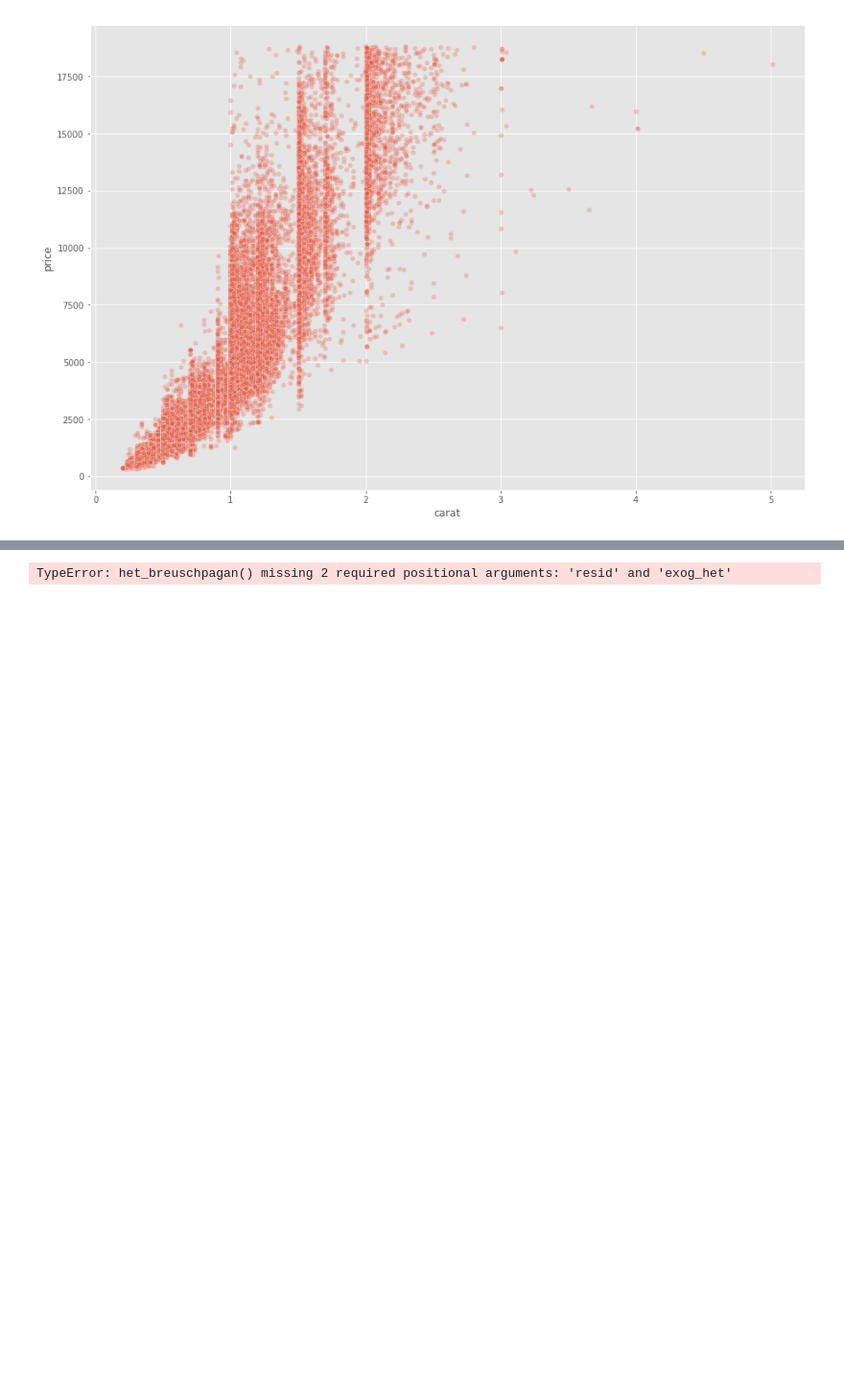
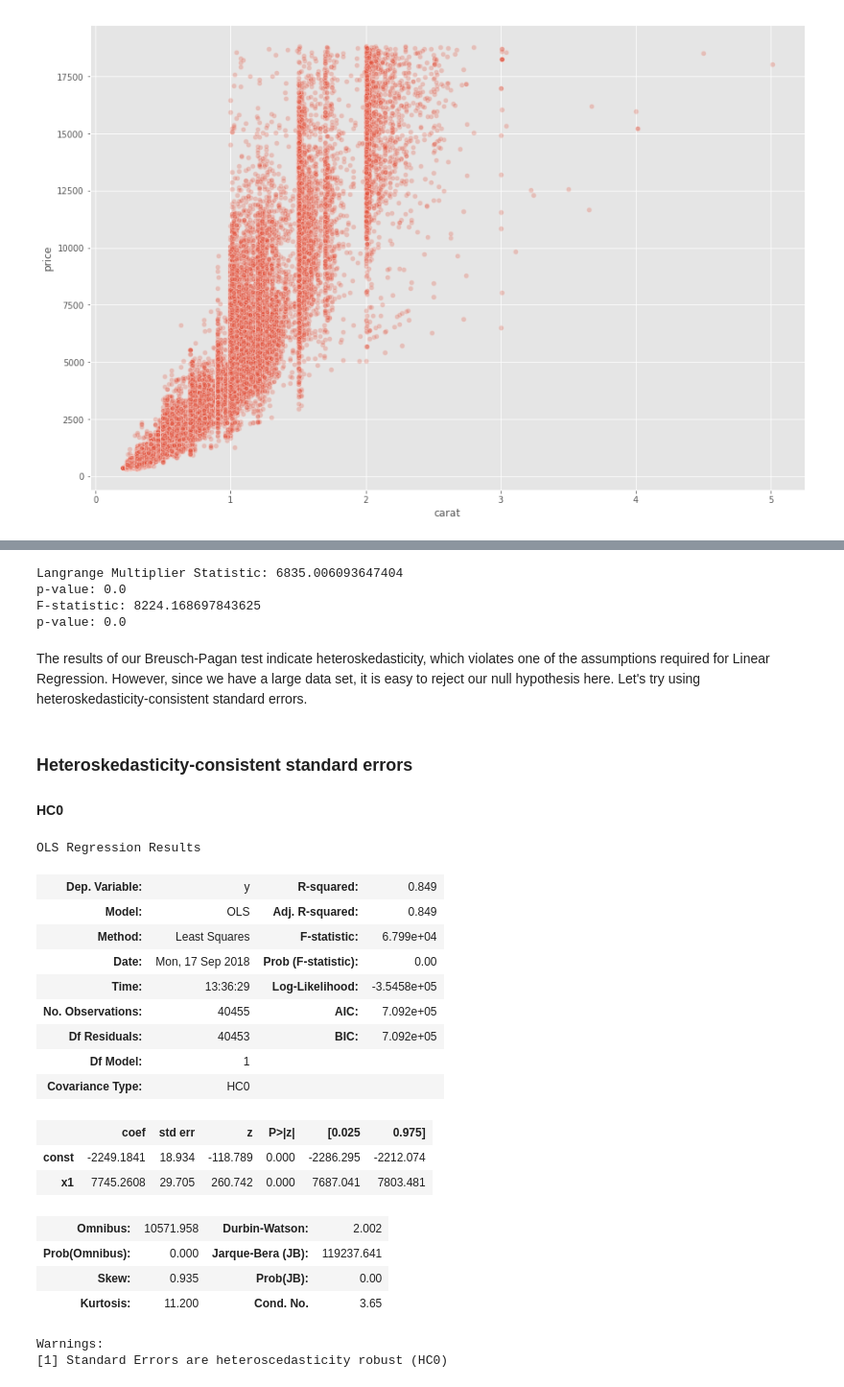
Before and after one commit to benedictaquino/diamond-pricing, a Jupyter notebook: notebooks/EDA.ipynb, the cells around one changed output, grey strips where cells are left out. Shown at 96% size. Drawn from its saved outputs; the diff is of its cells as text; code cells hidden in the pictures; blank space fills up the shorter version.

```diff
--- a/notebooks/EDA.ipynb
+++ b/notebooks/EDA.ipynb
@@ -139,7 +142,48 @@ OLS Regression Results
 | Kurtosis: | 11.200 | Cond. No. | 3.65 |
 Warnings:
 [1] Standard Errors assume that the covariance matrix of the errors is correctly specified.
-# %%
-sm.stats.diagnostic.het_breuschpagan()
-# %% [output]
-TypeError: het_breuschpagan() missing 2 required positional arguments: 'resid' and 'exog_het'
+# %%
+resids = lm_carat_fitted.resid
+
+lm_val, lm_pval, f_val, f_pval = sm.stats.diagnostic.het_breuschpagan(resid=resids, exog_het=X)
+
+print("Langrange Multiplier Statistic:", lm_val, "\np-value:", lm_pval)
+print("F-statistic:", f_val, "\np-value:", f_pval)
+# %% [output]
+Langrange Multiplier Statistic: 6835.006093647404
+p-value: 0.0
+F-statistic: 8224.168697843625
+p-value: 0.0
+# %% [markdown]
+The results of our Breusch-Pagan test indicate heteroskedasticity, which violates one of the assumptions required for Linear Regression. However, since we have a large data set, it is easy to reject our null hypothesis here. Let's try using heteroskedasticity-consistent standard errors.
+# %% [markdown]
+###  Heteroskedasticity-consistent standard errors
+#### HC0
+# %%
+y = diamonds_train['price'].values
+X = sm.add_constant(diamonds_train['carat'].values)
+
+lm_carat = sm.OLS(y, X)
+lm_carat_fitted_hc0 = lm_carat.fit(cov_type='HC0')
+
+lm_carat_fitted_hc0.summary()
+# %% [output]
+OLS Regression Results
+| Dep. Variable: | y | R-squared: | 0.849 |
+| Model: | OLS | Adj. R-squared: | 0.849 |
+| Method: | Least Squares | F-statistic: | 6.799e+04 |
+| Date: | Mon, 17 Sep 2018 | Prob (F-statistic): | 0.00 |
+| Time: | 13:36:29 | Log-Likelihood: | -3.5458e+05 |
+| No. Observations: | 40455 | AIC: | 7.092e+05 |
+| Df Residuals: | 40453 | BIC: | 7.092e+05 |
+| Df Model: | 1 |  |  |
+| Covariance Type: | HC0 |  |  |
+|  | coef | std err | z | P>|z| | [0.025 | 0.975] |
+| const | -2249.1841 | 18.934 | -118.789 | 0.000 | -2286.295 | -2212.074 |
+| x1 | 7745.2608 | 29.705 | 260.742 | 0.000 | 7687.041 | 7803.481 |
+| Omnibus: | 10571.958 | Durbin-Watson: | 2.002 |
+| Prob(Omnibus): | 0.000 | Jarque-Bera (JB): | 119237.641 |
+| Skew: | 0.935 | Prob(JB): | 0.00 |
+| Kurtosis: | 11.200 | Cond. No. | 3.65 |
+Warnings:
+[1] Standard Errors are heteroscedasticity robust (HC0)
```
Also changed, not shown: parts of 9 cells of this notebook.
